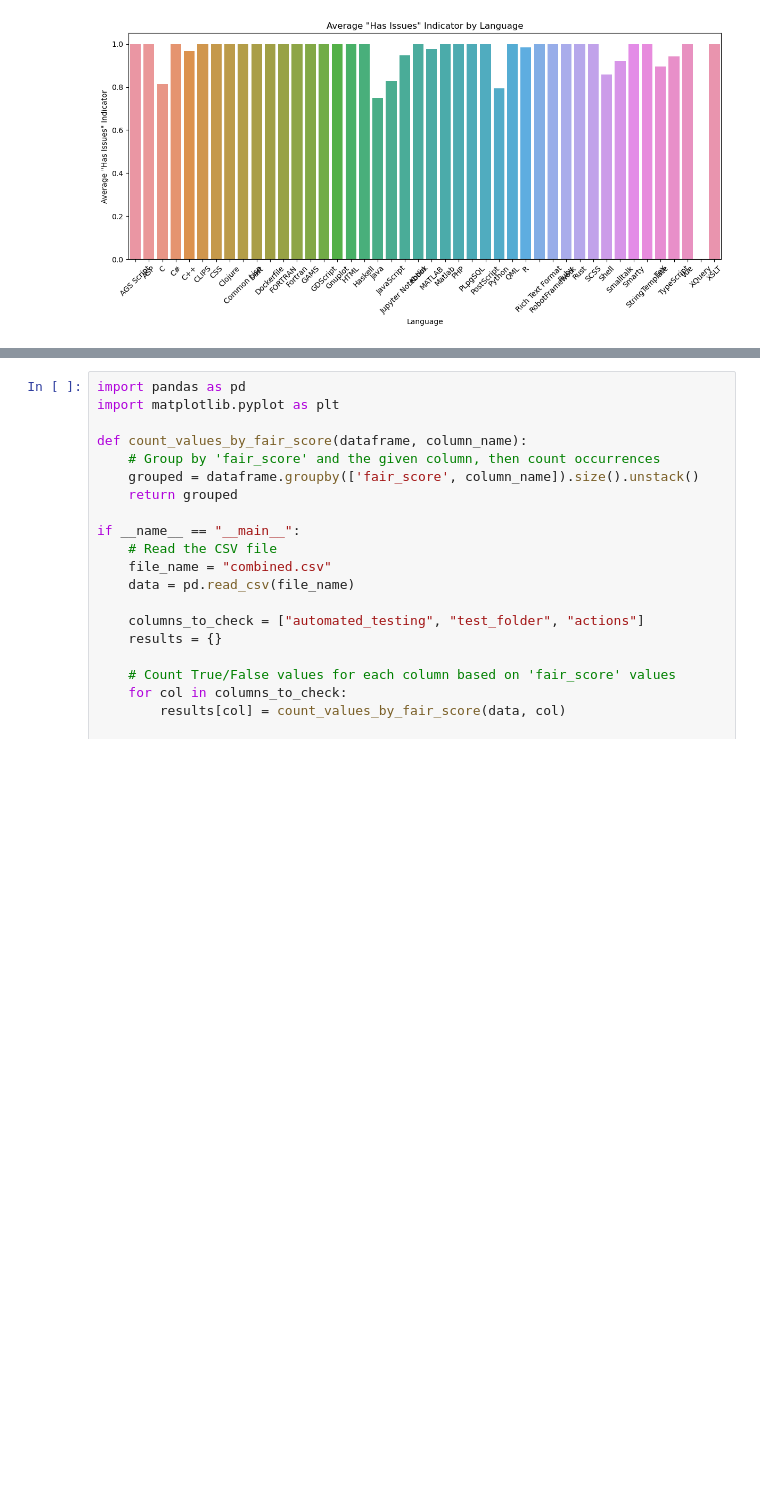
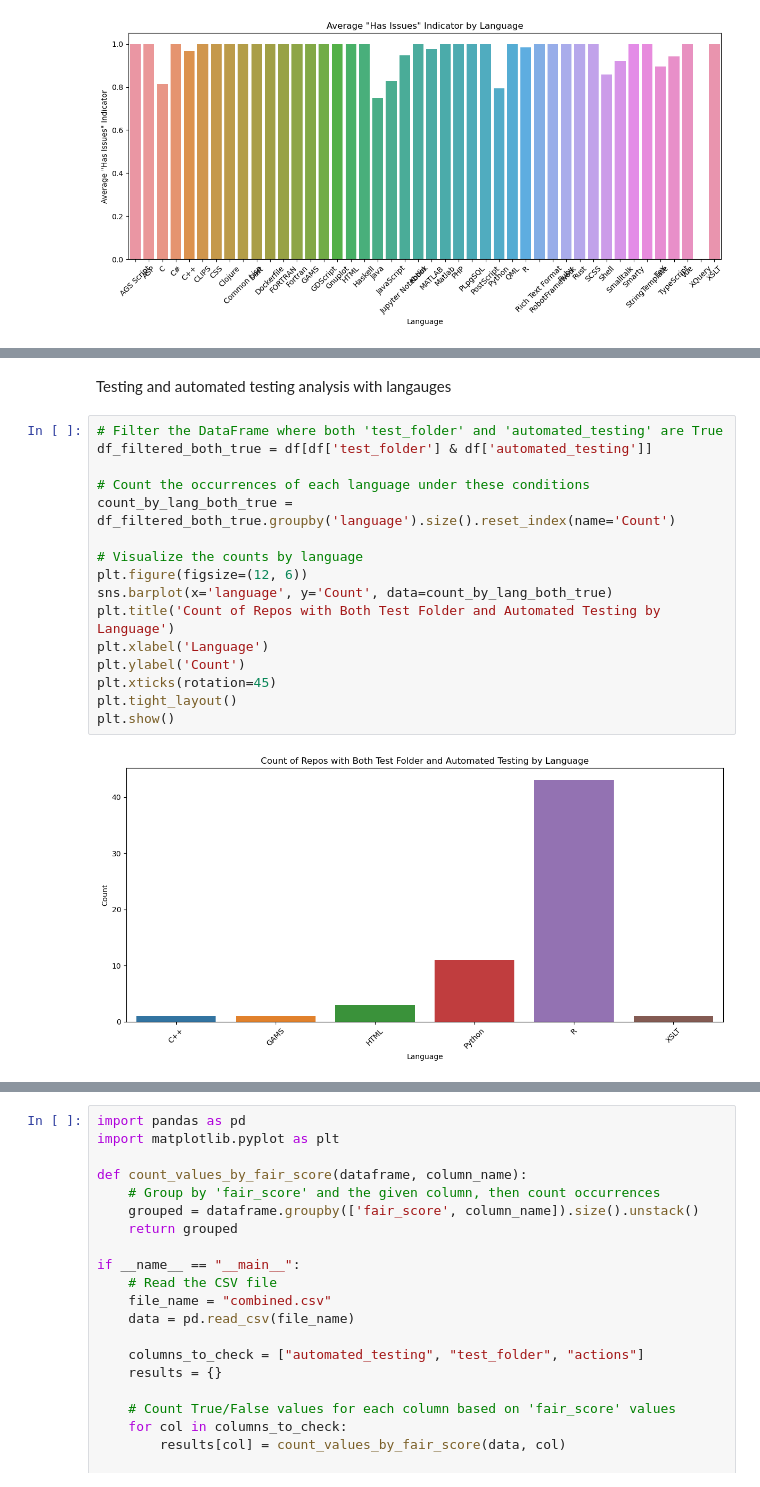
Before and after one commit to Software-Engineering-Group-UP/FAIR-test, a Jupyter notebook: Data_Collection/results/analysis_potsdam.ipynb, the cells around one changed output, grey strips where cells are left out. Saved outputs shown, nothing was run; the diff lists cells and outputs as text; blank space fills up the shorter version.

```diff
--- a/Data_Collection/results/analysis_potsdam.ipynb
+++ b/Data_Collection/results/analysis_potsdam.ipynb
@@ -285,0 +350,20 @@ Feel f
+# %% [markdown]
+Testing and automated testing analysis with langauges
+# %%
+# Filter the DataFrame where both 'test_folder' and 'automated_testing' are True
+df_filtered_both_true = df[df['test_folder'] & df['automated_testing']]
+
+# Count the occurrences of each language under these conditions
+count_by_lang_both_true = df_filtered_both_true.groupby('language').size().reset_index(name='Count')
+
+# Visualize the counts by language
+plt.figure(figsize=(12, 6))
+sns.barplot(x='language', y='Count', data=count_by_lang_both_true)
+plt.title('Count of Repos with Both Test Folder and Automated Testing by Language')
+plt.xlabel('Language')
+plt.ylabel('Count')
+plt.xticks(rotation=45)
+plt.tight_layout()
+plt.show()
+# %% [output]
+[figure, added]
```
Also changed, not shown: parts of 15 cells of this notebook.
